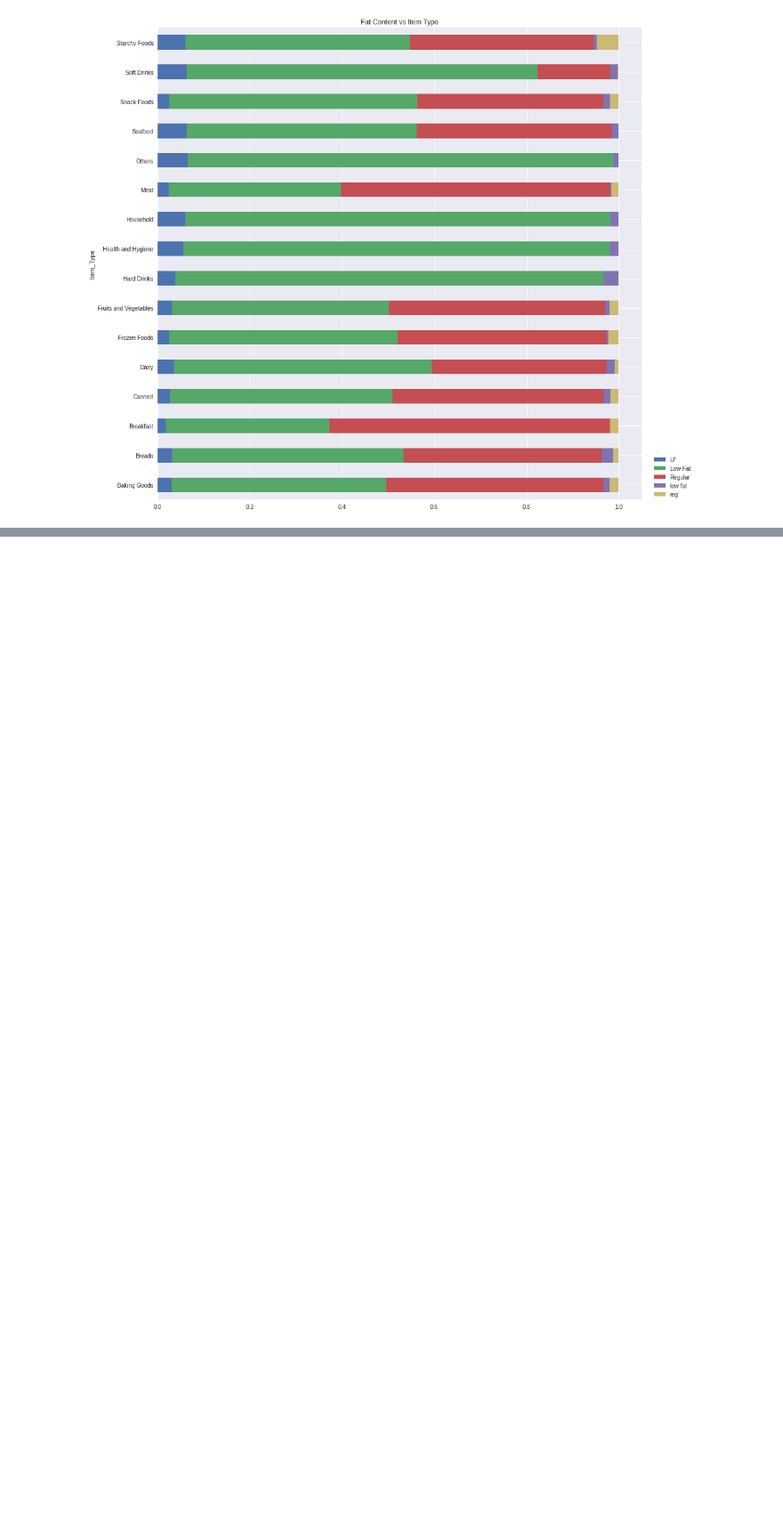
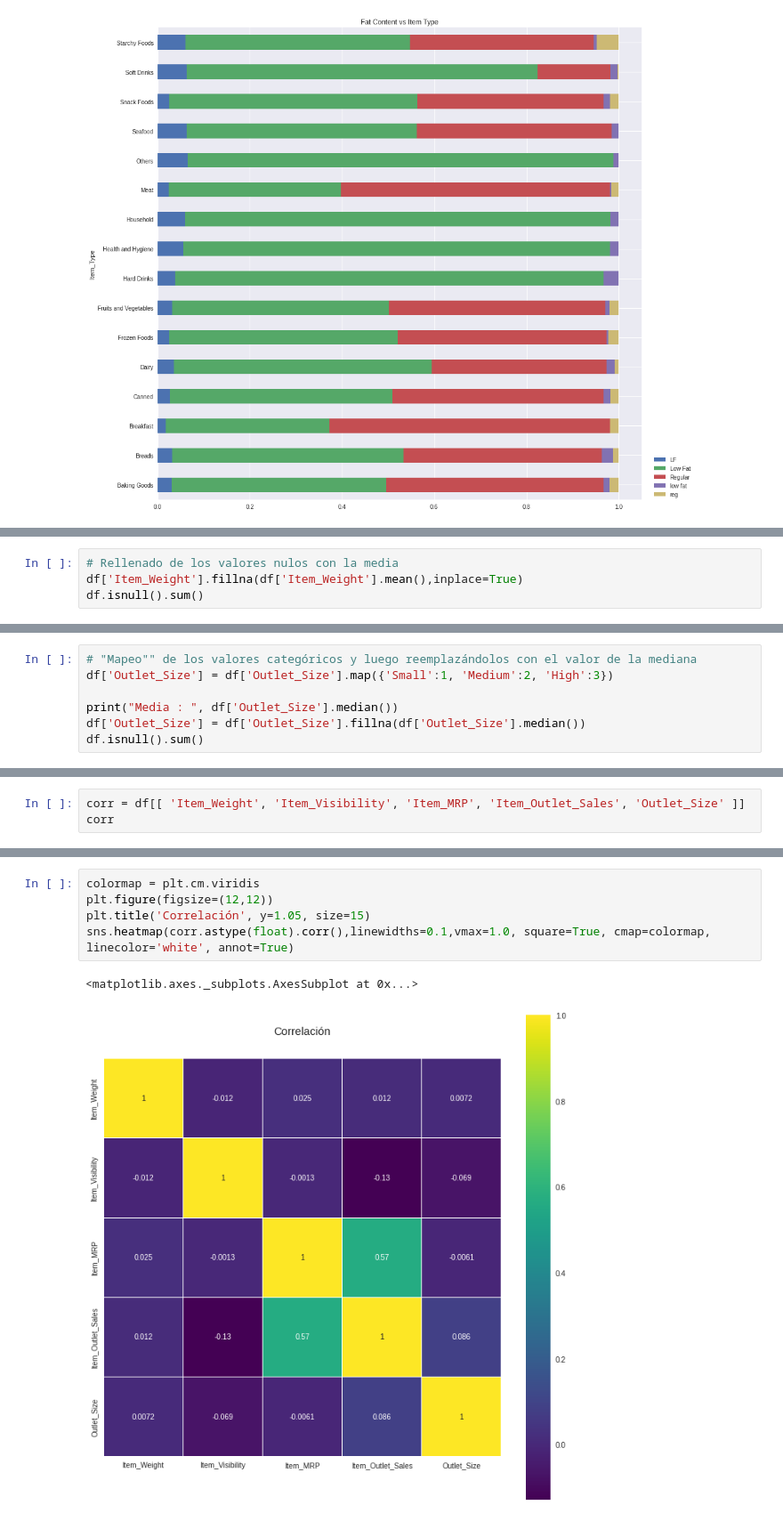
Before and after one commit to felipeaninir/sales-predictions, a Jupyter notebook: data_vis.ipynb, the cells around one changed output, grey strips where cells are left out. Shown at 89% size. Cells and saved outputs as stored; diff of their text form; blank space fills up the shorter version.

```diff
--- a/data_vis.ipynb
+++ b/data_vis.ipynb
@@ -66,0 +98,4 @@ plt.legend(loc=(1.02,0))
+# %%
+# Rellenado de los valores nulos con la media
+df['Item_Weight'].fillna(df['Item_Weight'].mean(),inplace=True)
+df.isnull().sum()
@@ -66,0 +116,7 @@ plt.legend(loc=(1.02,0))
+# %%
+# "Mapeo"" de los valores categóricos y luego reemplazándolos con el valor de la mediana
+df['Outlet_Size'] = df['Outlet_Size'].map({'Small':1, 'Medium':2, 'High':3})
+
+print("Media : ", df['Outlet_Size'].median())
+df['Outlet_Size'] = df['Outlet_Size'].fillna(df['Outlet_Size'].median())
+df.isnull().sum()
@@ -66,0 +138,3 @@ plt.legend(loc=(1.02,0))
+# %%
+corr = df[[ 'Item_Weight', 'Item_Visibility', 'Item_MRP', 'Item_Outlet_Sales', 'Outlet_Size' ]]
+corr
@@ -66,0 +155,8 @@ plt.legend(loc=(1.02,0))
+# %%
+colormap = plt.cm.viridis
+plt.figure(figsize=(12,12))
+plt.title('Correlación', y=1.05, size=15)
+sns.heatmap(corr.astype(float).corr(),linewidths=0.1,vmax=1.0, square=True, cmap=colormap, linecolor='white', annot=True)
+# %% [output]
+<matplotlib.axes._subplots.AxesSubplot at 0x...>
+[figure, added]
```
Also changed, not shown: parts of 8 cells of this notebook.
